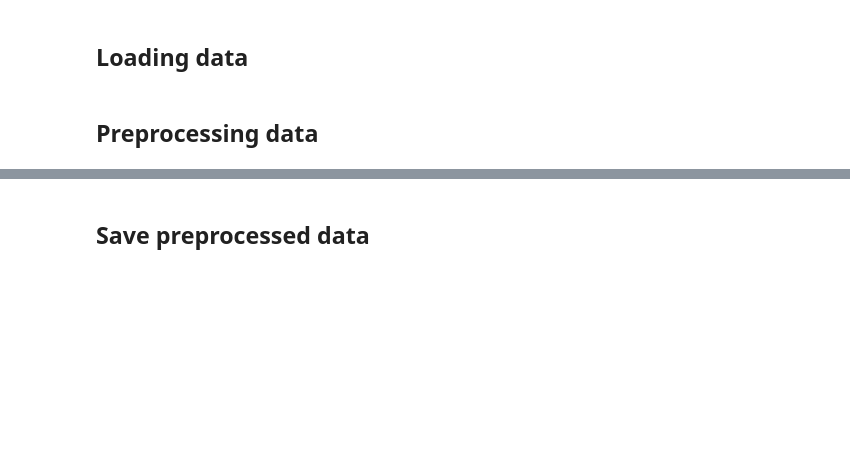
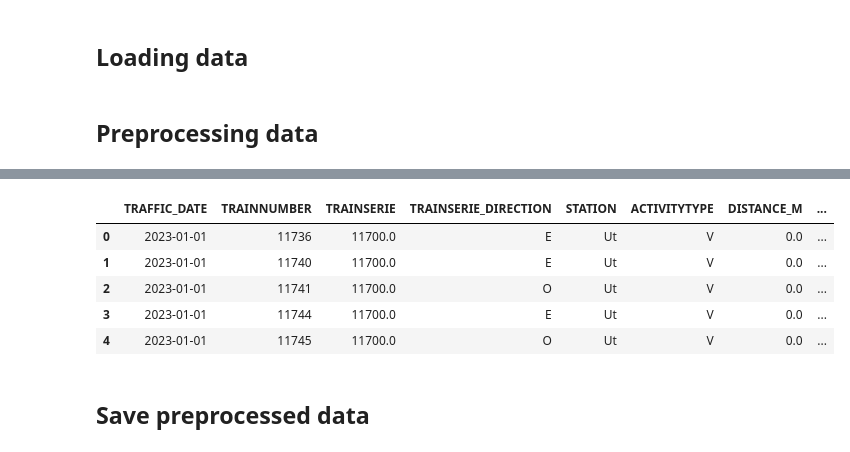
Before and after one commit to timrentenaar/NS_TURNOVER_TIMES, a Jupyter notebook: notebooks/current_preprocessing.ipynb, the cells around one changed output, grey strips where cells are left out. Cells and saved outputs as stored; diff of their text form; code cells hidden in the pictures; blank space fills up the shorter version.

```diff
--- a/notebooks/current_preprocessing.ipynb
+++ b/notebooks/current_preprocessing.ipynb
@@ -127,0 +87,15 @@ See the caveats in the documentation: https://pandas.pydata.org/pandas-docs/stab
+# %%
+df1 = preprocess(df1)
+df2 = preprocess(df2)
+df3 = preprocess(df3)
+df4 = preprocess(df4)
+df5 = preprocess(df5)
+df6 = preprocess(df6)
+df7 = preprocess(df7)
+df8 = preprocess(df8)
+df9 = preprocess(df9)
+df10 = preprocess(df10)
+df11 = preprocess(df11)
+df12 = preprocess(df12)
+
+df_full_large = pd.concat([df1, df2, df3, df4, df5, df6, df7, df8, df9 ,df10, df11, df12], ignore_index=True)
@@ -128,3 +120,12 @@ See the caveats in the documentation: https://pandas.pydata.org/pandas-docs/stab
+# %%
+df_full_large.head()
+# %% [output]
+|  | TRAFFIC_DATE | TRAINNUMBER | TRAINSERIE | TRAINSERIE_DIRECTION | STATION | ACTIVITYTYPE | DISTANCE_M | ... |
+| 0 | 2023-01-01 | 11736 | 11700.0 | E | Ut | V | 0.0 | ... |
+| 1 | 2023-01-01 | 11740 | 11700.0 | E | Ut | V | 0.0 | ... |
+| 2 | 2023-01-01 | 11741 | 11700.0 | O | Ut | V | 0.0 | ... |
+| 3 | 2023-01-01 | 11744 | 11700.0 | E | Ut | V | 0.0 | ... |
+| 4 | 2023-01-01 | 11745 | 11700.0 | O | Ut | V | 0.0 | ... |
 # %% [markdown]
 ## Save preprocessed data
 # %%
```
Also changed, not shown: parts of 9 cells of this notebook, 2 other files.
